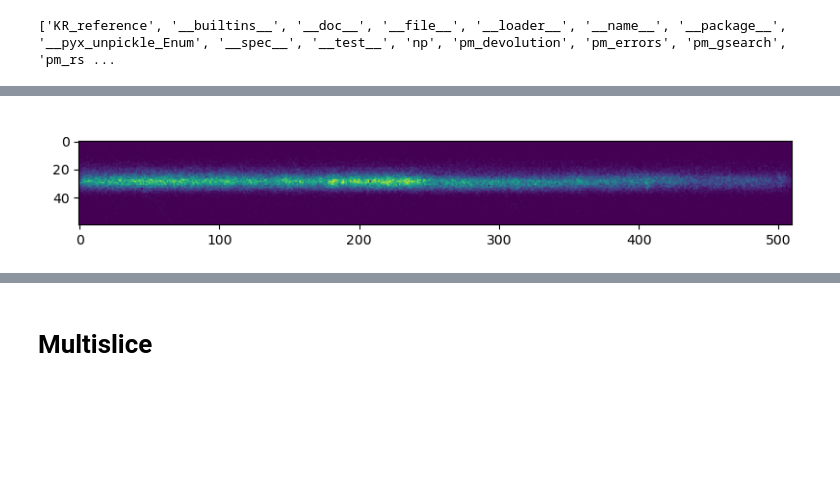
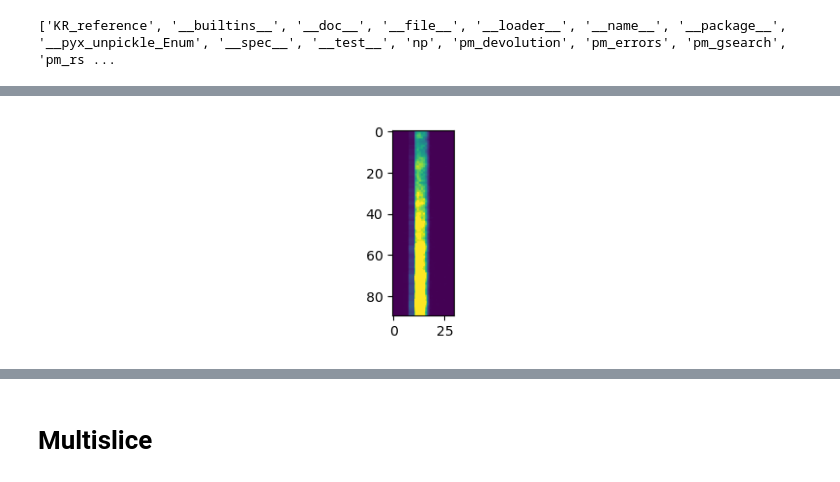
Before and after one commit to simply-nicky/pyrost, a Jupyter notebook: dev.ipynb, the cells around one changed output, grey strips where cells are left out. Cells and saved outputs as stored; diff of their text form; code cells hidden in the pictures; blank space fills up the shorter version.

```diff
--- a/dev.ipynb
+++ b/dev.ipynb
@@ -60,9 +85,25 @@ data = data.update_mask(vmax=10000, method='range-bad', update='reset')
+# %%
+dir_path = '/gpfs/cfel/group/cxi/labs/MLL-Sigray/frames/201904'
+paths = sorted([path for path in os.listdir(dir_path) if path.startswith('MLL_266')])
+# %%
+frames = []
+for path in paths:
+    with h5py.File(os.path.join(dir_path, path)) as file:
+        frames.append(file['entry/instrument/detector/data'][()])
+# %%
+data.data = np.concatenate(frames)[:199].astype(dtype=np.uint32)
+# %%
+crop = rst.Crop(roi=np.array([[290, 770], [380, 800]]))
+data = data.clear(['data', 'mask', 'whitefield'])
+data.data = np.concatenate(frames)[:199].astype(dtype=np.uint32)
+data = data.update_transform(crop)
+data = data.update_mask(vmax=10000, method='range-bad', update='reset')
 # %%
 %matplotlib widget
-fig, ax = plt.subplots(figsize=(8, 1.5))
-ax.imshow(data.data[0])
+fig, ax = plt.subplots(figsize=(8, 2.5))
+ax.imshow(data.data[0], vmax=500)
 plt.tight_layout()
 plt.show()
 # %% [output]
-[figure, old version]
+[figure, new version]
 # %%
```
Also changed, not shown: parts of 28 cells of this notebook, 6 other files.
